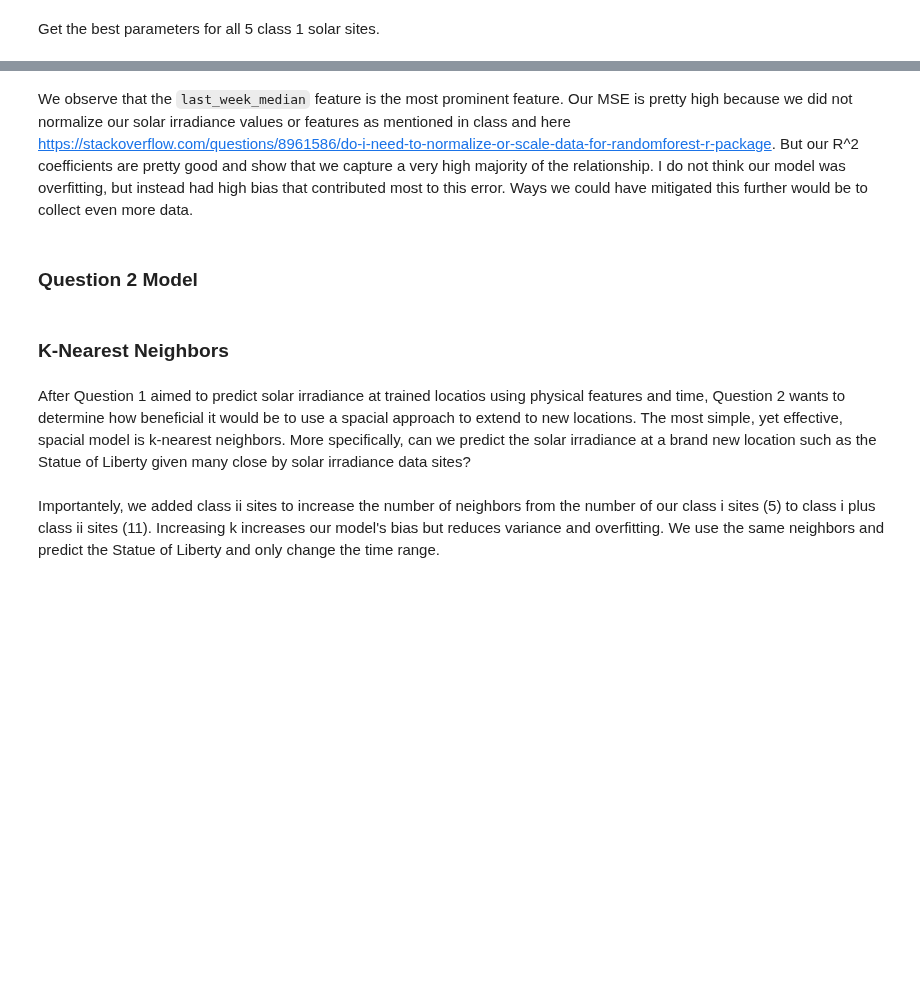
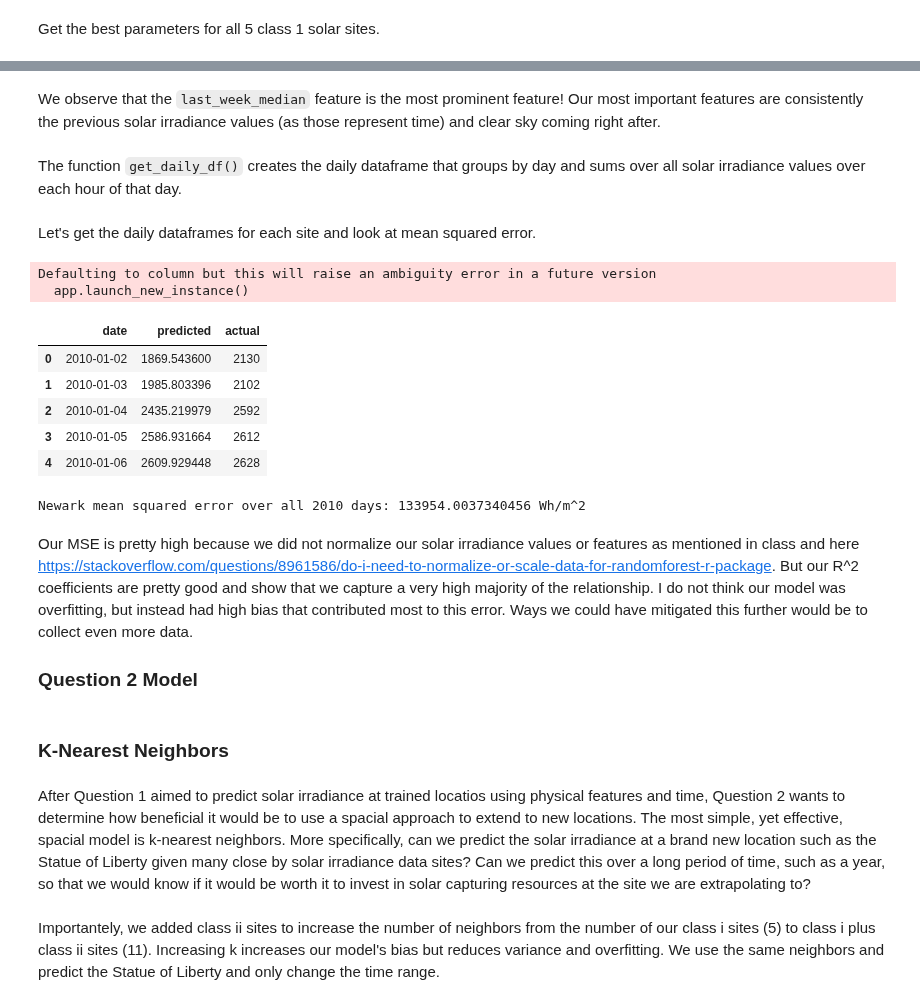
Before and after one commit to jackcsullivan/ER190C_final_proj, a Jupyter notebook: Copy_FinalProject.ipynb, the cells around one changed output, grey strips where cells are left out. Cells and saved outputs as stored; diff of their text form; code cells hidden in the pictures; blank space fills up the shorter version.

Commit message:
conclusion and redone models

````diff
--- a/Copy_FinalProject.ipynb
+++ b/Copy_FinalProject.ipynb
@@ -638,11 +648,43 @@ Mean Squared Error (Wh/m^2):  4282.947829950138
+# %% [markdown]
+We observe that the ```last_week_median``` feature is the most prominent feature! Our most important features are consistently the previous solar irradiance values (as those represent time) and clear sky coming right after.
+# %% [markdown]
+The function ```get_daily_df()``` creates the daily dataframe that groups by day and sums over all solar irradiance values over each hour of that day.
+# %%
+def get_daily_df(compare_df):
+    compare_df['date'] = [pd.to_datetime(dt).date() for dt in compare_df.index]
+    return compare_df.groupby('date').sum().reset_index()
+# %% [markdown]
+Let's get the daily dataframes for each site and look at mean squared error.
+# %%
+newark_compare_df = get_daily_df(newark_compare_df)
+jfk_compare_df = get_daily_df(jfk_compare_df)
+bridgeport_compare_df = get_daily_df(bridgeport_compare_df)
+laguardia_compare_df = get_daily_df(laguardia_compare_df)
+li_macarthur_compare_df = get_daily_df(li_macarthur_compare_df)
+# %% [output]
+Defaulting to column but this will raise an ambiguity error in a future version
+  app.launch_new_instance()
+# %%
+newark_compare_df.head()
+# %% [output]
+|  | date | predicted | actual |
+| 0 | 2010-01-02 | 1869.543600 | 2130 |
+| 1 | 2010-01-03 | 1985.803396 | 2102 |
+| 2 | 2010-01-04 | 2435.219979 | 2592 |
+| 3 | 2010-01-05 | 2586.931664 | 2612 |
+| 4 | 2010-01-06 | 2609.929448 | 2628 |
+# %%
+print("Newark mean squared error over all 2010 days: " + str(mean_squared_error(daily_sum['predicted'], daily_sum['actual'])) + " Wh/m^2")
+# %% [output]
+Newark mean squared error over all 2010 days: 133954.0037340456 Wh/m^2
 # %% [markdown]
-We observe that the ```last_week_median``` feature is the most prominent feature. Our MSE is pretty high because we did not normalize our solar irradiance values or features as mentioned in class and here https://stackoverflow.com/questions/8961586/do-i-need-to-normalize-or-scale-data-for-randomforest-r-package. But our R^2 coefficients are pretty good and show that we capture a very high majority of the relationship. I do not think our model was overfitting, but instead had high bias that contributed most to this error. Ways we could have mitigated this further would be to collect even more data.
+Our MSE is pretty high because we did not normalize our solar irradiance values or features as mentioned in class and here https://stackoverflow.com/questions/8961586/do-i-need-to-normalize-or-scale-data-for-randomforest-r-package. But our R^2 coefficients are pretty good and show that we capture a very high majority of the relationship. I do not think our model was overfitting, but instead had high bias that contributed most to this error. Ways we could have mitigated this further would be to collect even more data.
+
+### Question 2 Model
-# %% [markdown]
-### Question 2 Model
 # %% [markdown]
 ### K-Nearest Neighbors
 # %% [markdown]
-After Question 1 aimed to predict solar irradiance at trained locatios using physical features and time, Question 2 wants to determine how beneficial it would be to use a spacial approach to extend to new locations. The most simple, yet effective, spacial model is k-nearest neighbors. More specifically, can we predict the solar irradiance at a brand new location such as the Statue of Liberty given many close by solar irradiance data sites?
+After Question 1 aimed to predict solar irradiance at trained locatios using physical features and time, Question 2 wants to determine how beneficial it would be to use a spacial approach to extend to new locations. The most simple, yet effective, spacial model is k-nearest neighbors. More specifically, can we predict the solar irradiance at a brand new location such as the Statue of Liberty given many close by solar irradiance data sites? Can we predict this over a long period of time, such as a year, so that we would know if it would be worth it to invest in solar capturing resources at the site we are extrapolating to?
 # %% [markdown]
 Importantely, we added class ii sites to increase the number of neighbors from the number of our class i sites (5) to class i plus class ii sites (11). Increasing k increases our model's bias but reduces variance and overfitting. We use the same neighbors and predict the Statue of Liberty and only change the time range.
 # %% [markdown]
````
Also changed, not shown: parts of 30 cells of this notebook.
